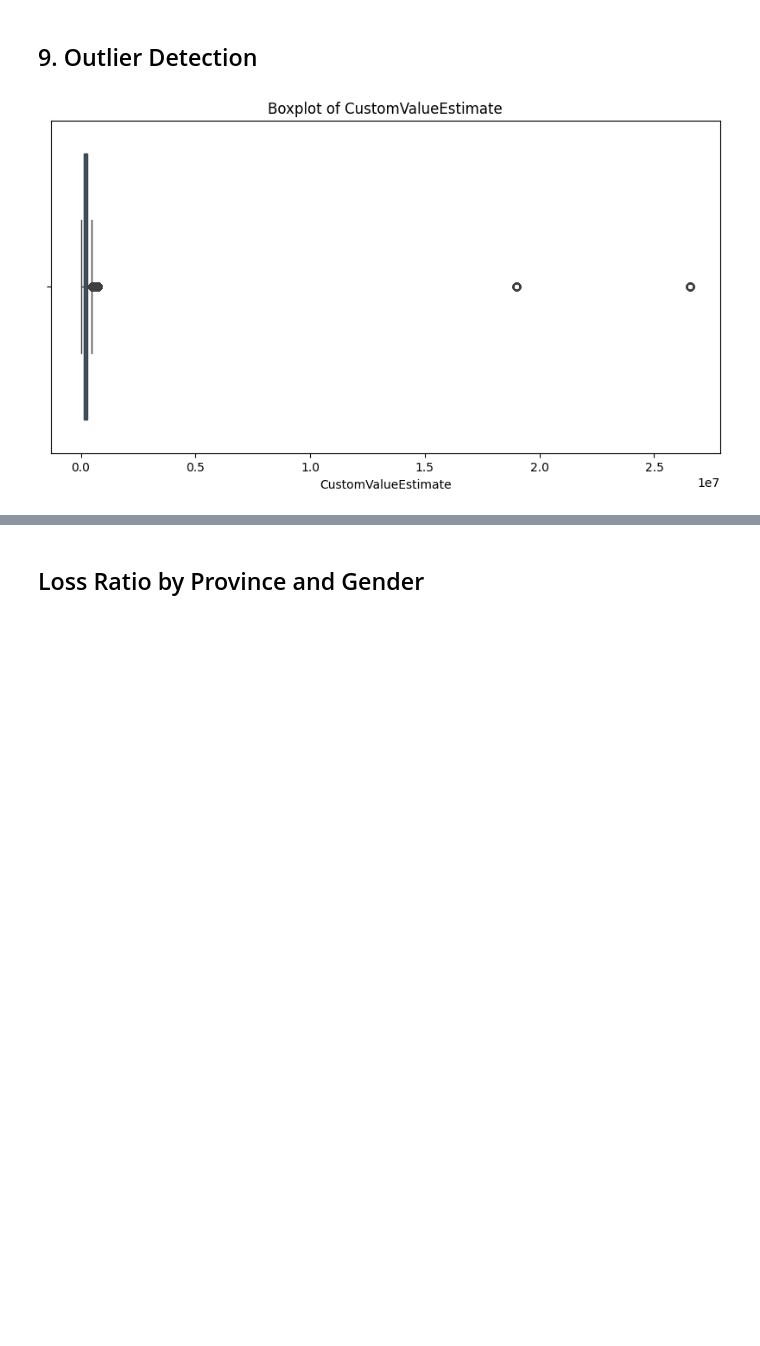
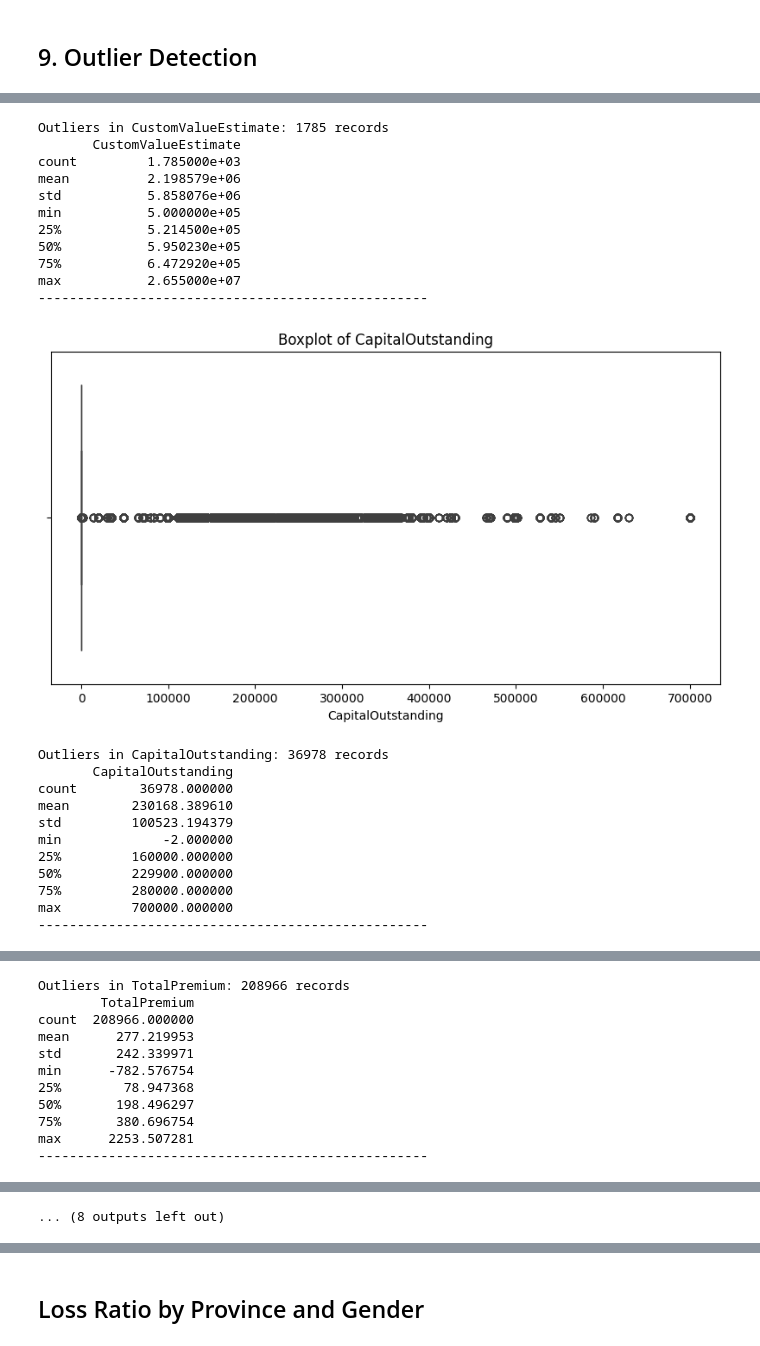
Before and after one commit to moablex/insurance-risk-analytics, a Jupyter notebook: notebooks/01_data_understanding.ipynb, the cells around one changed output, grey strips where cells are left out. Cells and saved outputs as stored; diff of their text form; code cells hidden in the pictures; blank space fills up the shorter version.

```diff
--- a/notebooks/01_data_understanding.ipynb
+++ b/notebooks/01_data_understanding.ipynb
@@ -184,11 +263,37 @@ plt.show()
 [figure]
 # %% [markdown]
 ## 9. Outlier Detection
-# %%
-
-plt.figure(figsize=(10, 5))
-sns.boxplot(x=df['CustomValueEstimate'])
-plt.title('Boxplot of CustomValueEstimate')
-plt.show()
-# %% [output]
-[figure, removed]
+# %%
+
+
+
+# Assuming df is already loaded with the columns from MachineLearningRating_v3.csv
+# List of numerical columns to check for outliers
+numerical_columns = ['CustomValueEstimate', 'CapitalOutstanding', 'TotalPremium',
+                     'TotalClaims', 'RegistrationYear', 'Cylinders', 'cubiccapacity',
+                     'kilowatts', 'NumberOfDoors', 'SumInsured']
+
+# Function to detect and visualize outliers using boxplots
+def detect_outliers(df, columns):
+    for col in columns:
+        if col in df.columns:  # Check if column exists in DataFrame
+            plt.figure(figsize=(10, 5))
+            sns.boxplot(x=df[col])
+            plt.title(f'Boxplot of {col}')
+            plt.xlabel(col)
+            plt.show()
+
+            # Identify outliers using IQR method
+            Q1 = df[col].quantile(0.25)
+            Q3 = df[col].quantile(0.75)
+            IQR = Q3 - Q1
+            lower_bound = Q1 - 1.5 * IQR
+            upper_bound = Q3 + 1.5 * IQR
+            outliers = df[(df[col] < lower_bound) | (df[col] > upper_bound)]
+            print(f"Outliers in {col}: {len(outliers)} records")
+            print(outliers[[col]].describe())
+            print("-" * 50)
+
+# Apply outlier detection to numerical columns
+detect_outliers(df, numerical_columns)
+# %% [output]
@@ -194,0 +301,23 @@ plt.show()
+Outliers in CustomValueEstimate: 1785 records
+       CustomValueEstimate
+count         1.785000e+03
+mean          2.198579e+06
+std           5.858076e+06
+min           5.000000e+05
+25%           5.214500e+05
+50%           5.950230e+05
+75%           6.472920e+05
+max           2.655000e+07
+--------------------------------------------------
+[figure, added]
+Outliers in CapitalOutstanding: 36978 records
+       CapitalOutstanding
+count        36978.000000
+mean        230168.389610
+std         100523.194379
+min             -2.000000
+25%         160000.000000
+50%         229900.000000
+75%         280000.000000
+max         700000.000000
+--------------------------------------------------
@@ -194,0 +325,11 @@ plt.show()
+Outliers in TotalPremium: 208966 records
+        TotalPremium
+count  208966.000000
+mean      277.219953
+std       242.339971
+min      -782.576754
+25%        78.947368
+50%       198.496297
+75%       380.696754
+max      2253.507281
+--------------------------------------------------
@@ -194,0 +372 @@ plt.show()
+... (8 outputs left out)
```
Also changed, not shown: parts of 11 cells of this notebook, 1 other file.
